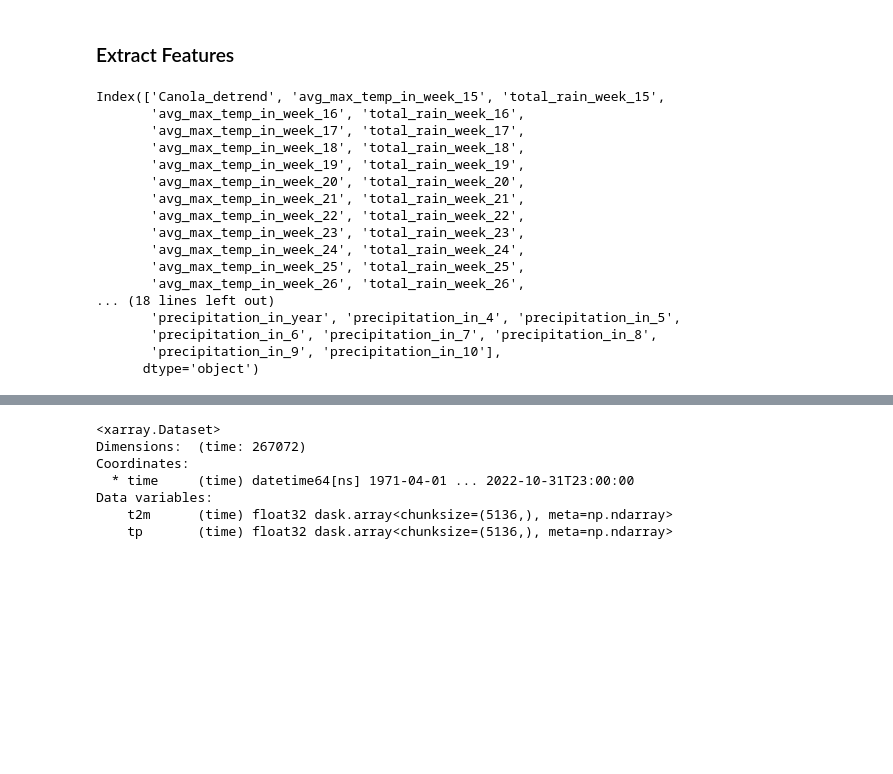
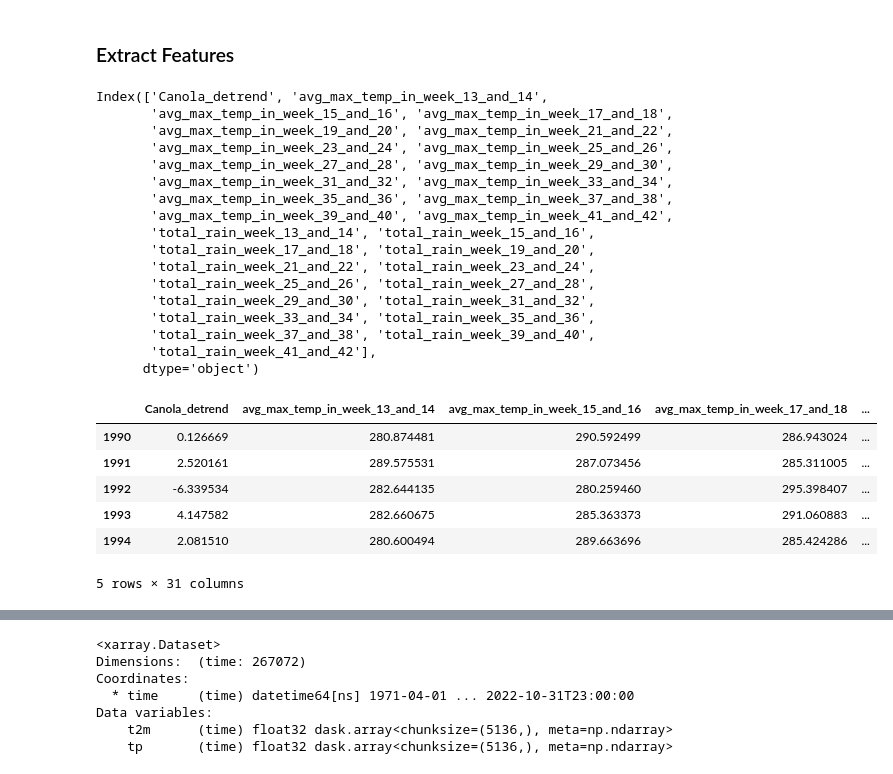
Before and after one commit to Laura-Pldk/Canola_Yield_Prediction, a Jupyter notebook: notebooks/Canola_weekly.ipynb, the cells around one changed output, grey strips where cells are left out. Drawn from its saved outputs; the diff is of its cells as text; code cells hidden in the pictures; blank space fills up the shorter version.

```diff
--- a/notebooks/Canola_weekly.ipynb
+++ b/notebooks/Canola_weekly.ipynb
@@ -164,11 +164,11 @@ daily_max_temperatures = dist1_df.resample('D').max()
 daily_max_temperatures = daily_max_temperatures.dropna()
 
 # Resample again to get the average of the maximum temperatures for each week
-weekly_avg_max_temperatures = daily_max_temperatures.resample('W-Mon').mean()
+weekly_avg_max_temperatures = daily_max_temperatures.resample('14D').mean()
 weekly_avg_max_temperatures = weekly_avg_max_temperatures.dropna()
 
 # Resample to get the cumulative percipitation for each week
-weekly_cum_rain = dist1_df.resample('W-Mon').sum()
+weekly_cum_rain = dist1_df.resample('14D').sum()
 weekly_cum_rain = weekly_cum_rain.dropna()
 
 # Initialize the new column with zeros
@@ -178,51 +178,64 @@ weekly_cum_rain['week_number'] = 0
 # Create a new column with the number of the week
 
 for timestamp in weekly_avg_max_temperatures.index:
 
     iso_year, iso_week, _ = timestamp.isocalendar()
     weekly_avg_max_temperatures.at[timestamp, 'week_number'] = iso_week
 
 for timestamp in weekly_cum_rain.index:
 
     iso_year, iso_week, _ = timestamp.isocalendar()
     weekly_cum_rain.at[timestamp, 'week_number'] = iso_week
 
 
+weekly_avg_max_temperatures['week_number'] = weekly_avg_max_temperatures['week_number'] + (weekly_avg_max_temperatures['week_number'] % 2 == 0)
+weekly_cum_rain['week_number'] = weekly_cum_rain['week_number'] + (weekly_cum_rain['week_number'] % 2 == 0)
+
+
 # Find range of weeks
 min_value = weekly_avg_max_temperatures['week_number'].min()
 max_value = weekly_avg_max_temperatures['week_number'].max()
 
 # Start from week 15 since week 14 is not complete for all years, same for week 45
-for week in range(15, 45):
+for week in range(13, 43, 2):
+
+    next_week = week +1
 
     week_data_temp = weekly_avg_max_temperatures[weekly_avg_max_temperatures['week_number'] == week]
     column_to_append = week_data_temp['t2m'].tolist()
-    canola_dist1.loc[:, f'avg_max_temp_in_week_{week}'] = column_to_append
+    canola_dist1.loc[:, f'avg_max_temp_in_week_{week}_and_{next_week}'] = column_to_append
 
     week_data_rain = weekly_cum_rain[weekly_cum_rain['week_number'] == week]
     column_to_append = week_data_rain['tp'].tolist()
-    canola_dist1.loc[:, f'total_rain_week_{week}'] = column_to_append
+    canola_dist1.loc[:, f'total_rain_week_{week}_and_{next_week}'] = column_to_append
 
 
 print(canola_dist1.columns)
-#canola_dist1.head()
+canola_dist1.head()
 
-#ergiebt laggen überhaupt Sinn?
+#manchmal Wochen 13-43 und manchmal wochen 12-42,
 # %% [output]
-Index(['Canola_detrend', 'avg_max_temp_in_week_15', 'total_rain_week_15',
-       'avg_max_temp_in_week_16', 'total_rain_week_16',
-       'avg_max_temp_in_week_17', 'total_rain_week_17',
-       'avg_max_temp_in_week_18', 'total_rain_week_18',
-       'avg_max_temp_in_week_19', 'total_rain_week_19',
-       'avg_max_temp_in_week_20', 'total_rain_week_20',
-       'avg_max_temp_in_week_21', 'total_rain_week_21',
-       'avg_max_temp_in_week_22', 'total_rain_week_22',
-       'avg_max_temp_in_week_23', 'total_rain_week_23',
-       'avg_max_temp_in_week_24', 'total_rain_week_24',
-       'avg_max_temp_in_week_25', 'total_rain_week_25',
-       'avg_max_temp_in_week_26', 'total_rain_week_26',
-... (18 lines left out)
-       'precipitation_in_year', 'precipitation_in_4', 'precipitation_in_5',
-       'precipitation_in_6', 'precipitation_in_7', 'precipitation_in_8',
-       'precipitation_in_9', 'precipitation_in_10'],
+Index(['Canola_detrend', 'avg_max_temp_in_week_13_and_14',
+       'avg_max_temp_in_week_15_and_16', 'avg_max_temp_in_week_17_and_18',
+       'avg_max_temp_in_week_19_and_20', 'avg_max_temp_in_week_21_and_22',
+       'avg_max_temp_in_week_23_and_24', 'avg_max_temp_in_week_25_and_26',
+       'avg_max_temp_in_week_27_and_28', 'avg_max_temp_in_week_29_and_30',
+       'avg_max_temp_in_week_31_and_32', 'avg_max_temp_in_week_33_and_34',
+       'avg_max_temp_in_week_35_and_36', 'avg_max_temp_in_week_37_and_38',
+       'avg_max_temp_in_week_39_and_40', 'avg_max_temp_in_week_41_and_42',
+       'total_rain_week_13_and_14', 'total_rain_week_15_and_16',
+       'total_rain_week_17_and_18', 'total_rain_week_19_and_20',
+       'total_rain_week_21_and_22', 'total_rain_week_23_and_24',
+       'total_rain_week_25_and_26', 'total_rain_week_27_and_28',
+       'total_rain_week_29_and_30', 'total_rain_week_31_and_32',
+       'total_rain_week_33_and_34', 'total_rain_week_35_and_36',
+       'total_rain_week_37_and_38', 'total_rain_week_39_and_40',
+       'total_rain_week_41_and_42'],
       dtype='object')
+|  | Canola_detrend | avg_max_temp_in_week_13_and_14 | avg_max_temp_in_week_15_and_16 | avg_max_temp_in_week_17_and_18 | ... |
+| 1990 | 0.126669 | 280.874481 | 290.592499 | 286.943024 | ... |
+| 1991 | 2.520161 | 289.575531 | 287.073456 | 285.311005 | ... |
+| 1992 | -6.339534 | 282.644135 | 280.259460 | 295.398407 | ... |
+| 1993 | 4.147582 | 282.660675 | 285.363373 | 291.060883 | ... |
+| 1994 | 2.081510 | 280.600494 | 289.663696 | 285.424286 | ... |
+5 rows × 31 columns
```
Also changed, not shown: parts of 7 cells of this notebook.
